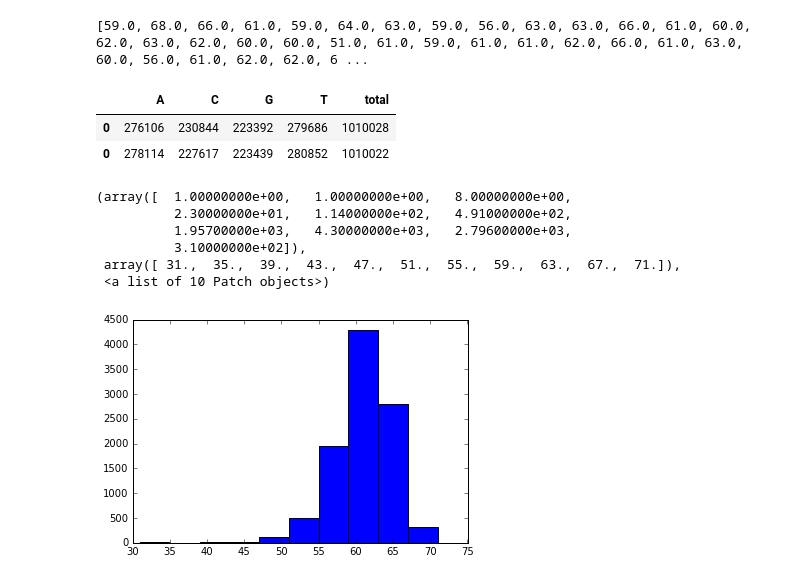
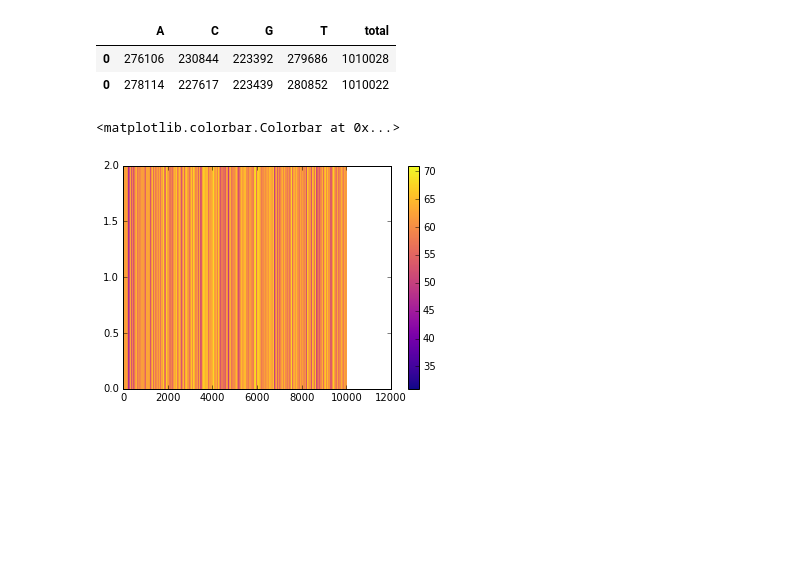
Before and after one commit to jrs33/Hack_NYU, a Jupyter notebook: genome-sequencing.ipynb, the cells around one changed output. Saved outputs shown, nothing was run; the diff lists cells and outputs as text; code cells hidden in the pictures; blank space fills up the shorter version.

Commit message:
Final push for HackNYU; cleaned up and commented code and added visualization for DNA changes using matplotlib

```diff
--- a/genome-sequencing.ipynb
+++ b/genome-sequencing.ipynb
@@ -120,10 +114,6 @@ scores = []
 for i, key in enumerate(healthy_seq):
     alignments = pairwise2.align.globalxx(healthy_seq[i], cancer_seq[i])
     scores.append(alignments[0][2])
-
-print(scores)
-# %% [output]
-[59.0, 68.0, 66.0, 61.0, 59.0, 64.0, 63.0, 59.0, 56.0, 63.0, 63.0, 66.0, 61.0, 60.0, 62.0, 63.0, 62.0, 60.0, 60.0, 51.0, 61.0, 59.0, 61.0, 61.0, 62.0, 66.0, 61.0, 63.0, 60.0, 56.0, 61.0, 62.0, 62.0, 6 ...
 # %%
 # Creating a DataFrame to store the frequency of each of the keys in diseased and healthy states, as well as
 # as the scores for the comparisons between the diseased and healthy comparisons, which signify the
@@ -135,13 +125,18 @@ df.append([T_frequencies])
 |  | A | C | G | T | total |
 | 0 | 276106 | 230844 | 223392 | 279686 | 1010028 |
 | 0 | 278114 | 227617 | 223439 | 280852 | 1010022 |
-# %%
-plt.hist(scores)
-# %% [output]
-(array([  1.00000000e+00,   1.00000000e+00,   8.00000000e+00,
-          2.30000000e+01,   1.14000000e+02,   4.91000000e+02,
-          1.95700000e+03,   4.30000000e+03,   2.79600000e+03,
-          3.10000000e+02]),
- array([ 31.,  35.,  39.,  43.,  47.,  51.,  55.,  59.,  63.,  67.,  71.]),
- <a list of 10 Patch objects>)
-[figure, removed]
+# %%
+# Plot signifies areas of drastic change between cancer DNA and normal DNA
+#
+# The x axis shows the 10000, 102-length nucleotide sequences and the y signifies
+# the number of similarities between the 2; the cooler the color the greater the differences
+#
+# This is a prelim product that could be used by researchers to detect genetic abnormalities
+# from specific diseases to get treatment insight
+
+from matplotlib import pyplot as plotter
+axes = plt.pcolormesh([scores,scores],cmap='plasma')
+plt.colorbar()
+# %% [output]
+<matplotlib.colorbar.Colorbar at 0x...>
+[figure, added]
```
Also changed, not shown: parts of 2 cells of this notebook.
